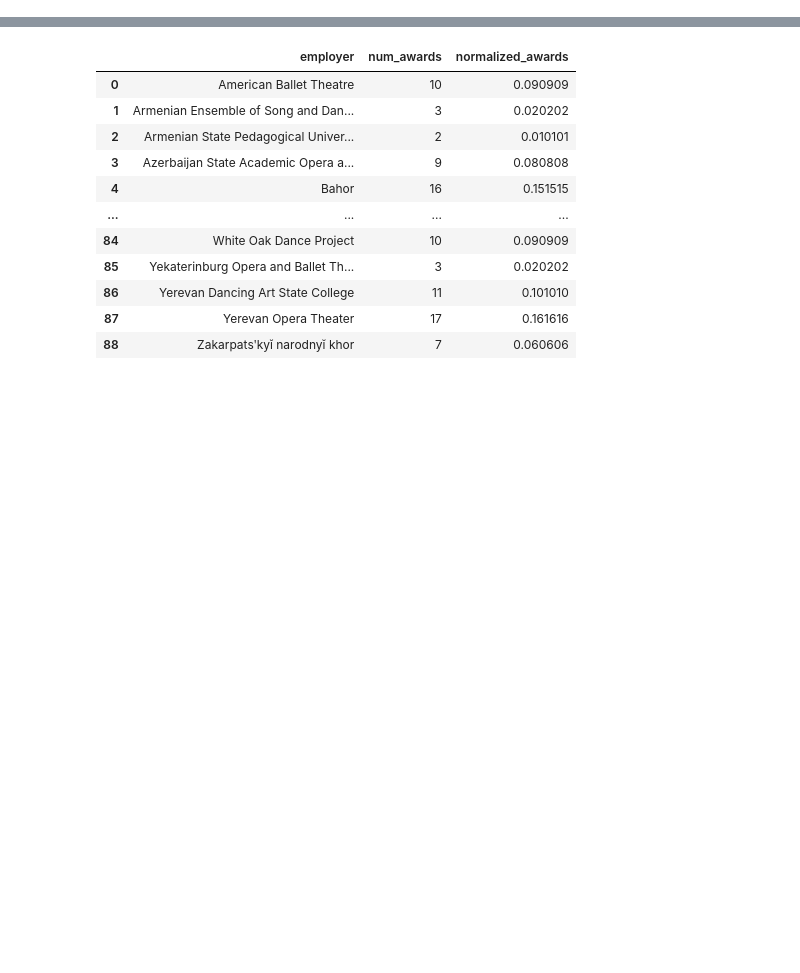
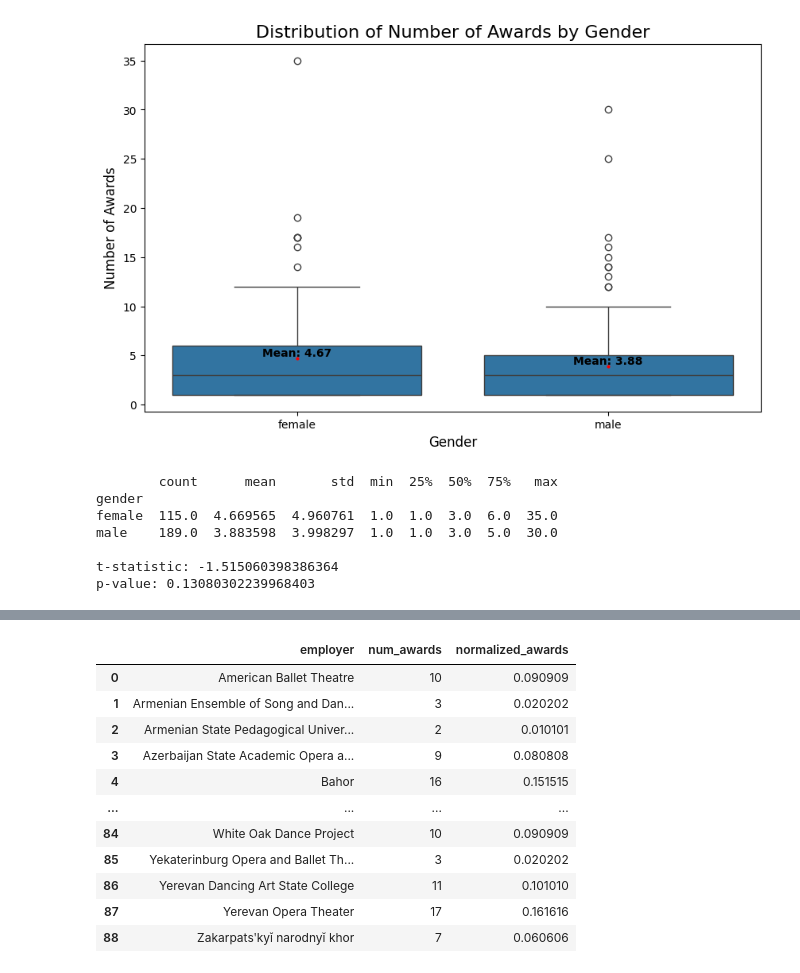
Before and after one commit to qandela/balletmaster, a Jupyter notebook: analyze.ipynb, the cells around one changed output, grey strips where cells are left out. Saved outputs shown, nothing was run; the diff lists cells and outputs as text; code cells hidden in the pictures; blank space fills up the shorter version.

```diff
--- a/analyze.ipynb
+++ b/analyze.ipynb
@@ -16,0 +19,50 @@ df = df[df['num_awards'] != 0]
+# %%
+import matplotlib.pyplot as plt
+import seaborn as sns
+import numpy as np
+
+# Ensure the gender column is properly formatted
+data['gender'] = data['gender'].str.lower()
+
+# Create the box plot
+plt.figure(figsize=(10, 6))
+sns.boxplot(x='gender', y='num_awards', data=data)
+
+# Calculate means for each gender
+means = data.groupby('gender')['num_awards'].mean()
+
+# Add means to the plot
+for i, gender in enumerate(means.index):
+    plt.plot(i, means[gender], marker='o', color='red', markersize=2)
+    plt.text(i, means[gender], f'Mean: {means[gender]:.2f}',
+             ha='center', va='bottom', fontweight='bold')
+
+# Add title and labels
+plt.title('Distribution of Number of Awards by Gender', fontsize=16)
+plt.xlabel('Gender', fontsize=12)
+plt.ylabel('Number of Awards', fontsize=12)
+
+# Show the plot
+plt.show()
+
+# Calculate and print some summary statistics
+print(data.groupby('gender')['num_awards'].describe())
+
+# Perform a t-test to check if the difference is statistically significant
+from scipy import stats
+
+male_awards = data[data['gender'] == 'male']['num_awards']
+female_awards = data[data['gender'] == 'female']['num_awards']
+
+t_statistic, p_value = stats.ttest_ind(male_awards, female_awards)
+print(f"\nt-statistic: {t_statistic}")
+print(f"p-value: {p_value}")
+# %% [output]
+[figure, added]
+        count      mean       std  min  25%  50%  75%   max
+gender
+female  115.0  4.669565  4.960761  1.0  1.0  3.0  6.0  35.0
+male    189.0  3.883598  3.998297  1.0  1.0  3.0  5.0  30.0
+
+t-statistic: -1.515060398386364
+p-value: 0.13080302239968403
```
Also changed, not shown: parts of 9 cells of this notebook.
